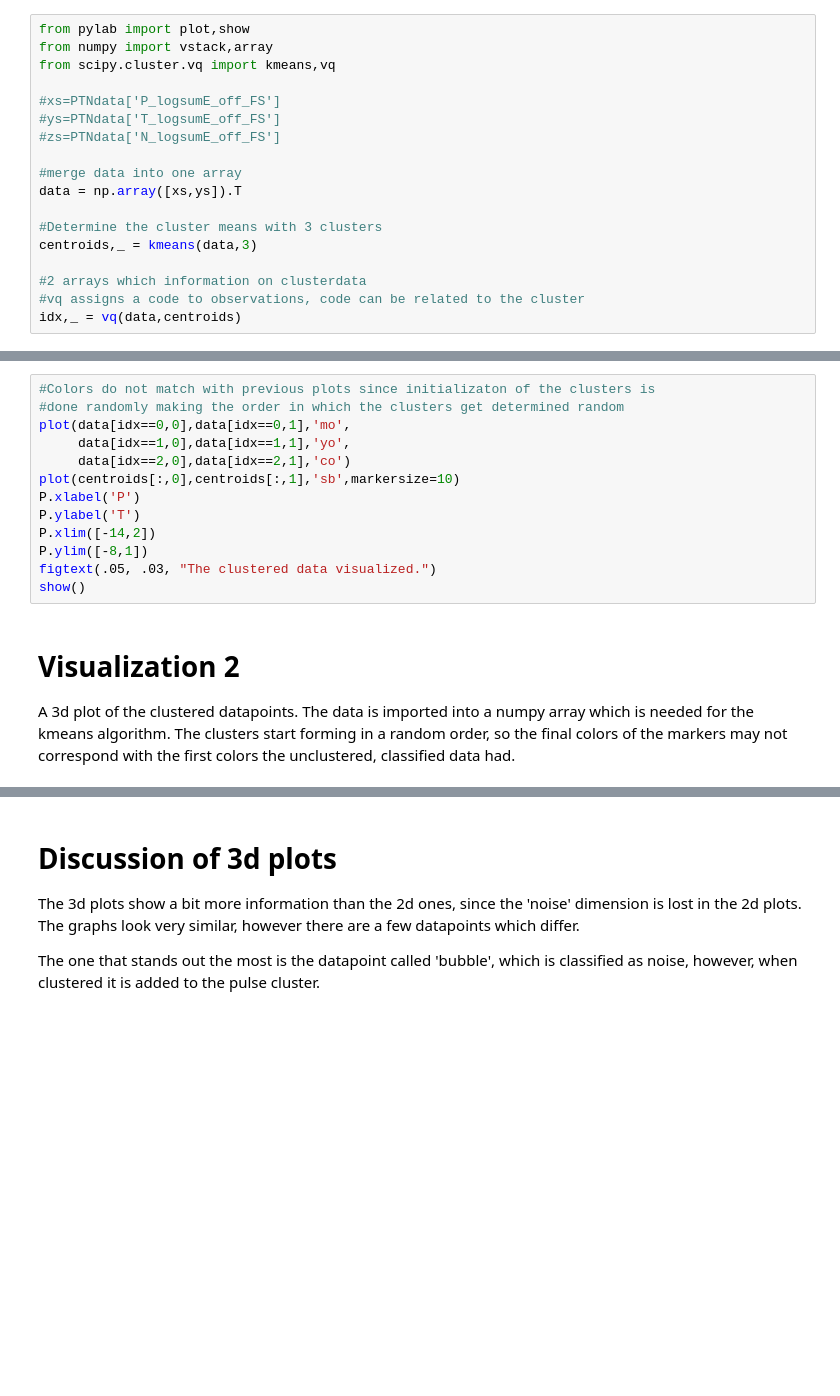
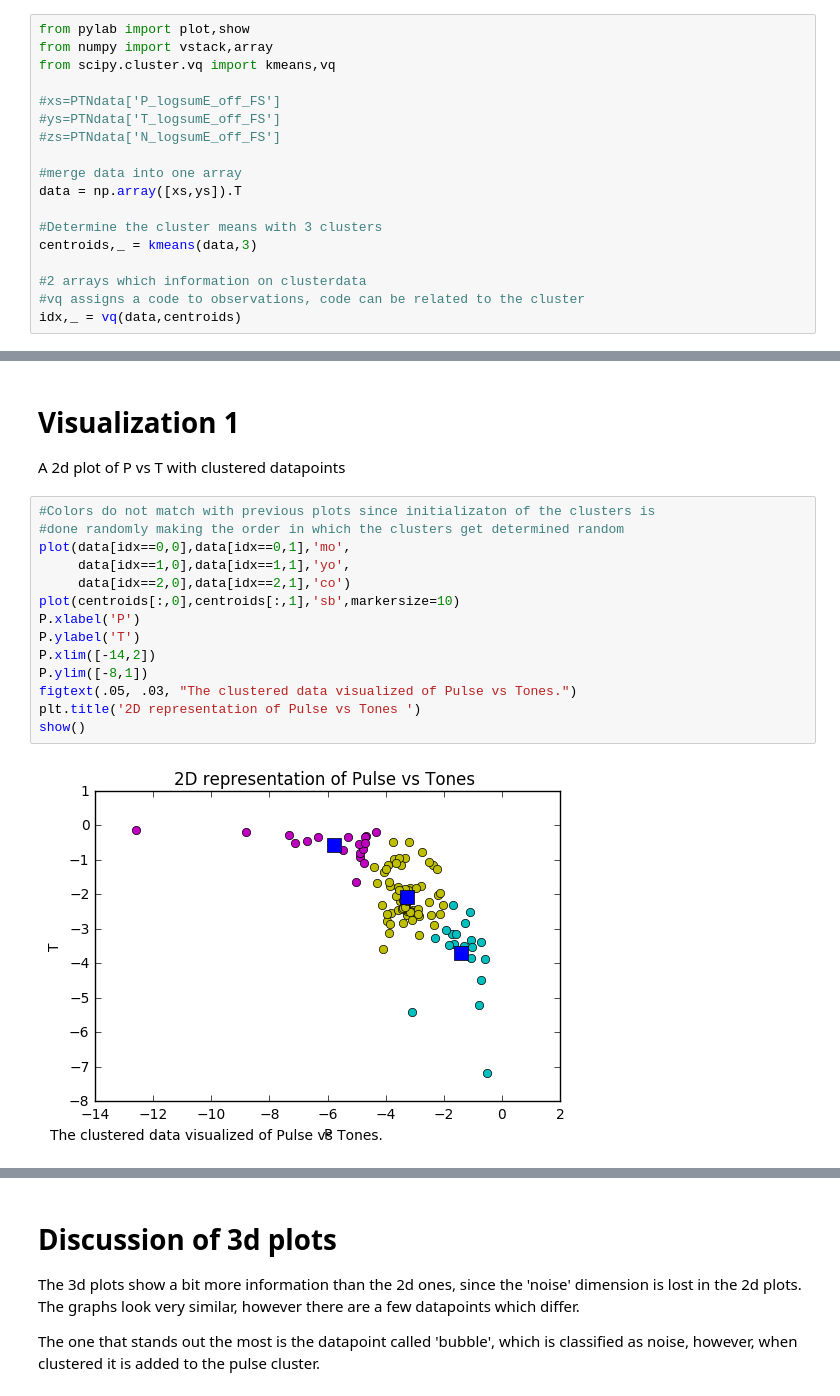
Before and after one commit to DanitaGnanaraj/clustering, a Jupyter notebook: Danita, Kevin_P4_Clustering.ipynb, the cells around one changed output, grey strips where cells are left out. Drawn from its saved outputs; the diff is of its cells as text; blank space fills up the shorter version.

```diff
--- a/Danita, Kevin_P4_Clustering.ipynb
+++ b/Danita, Kevin_P4_Clustering.ipynb
@@ -141,17 +134,20 @@ A 2d plot of P vs T with clustered datapoints. The noise data is not taken into
+# %% [markdown]
+# Visualization 1
+
+A 2d plot of P vs T with clustered datapoints
 # %%
 #Colors do not match with previous plots since initializaton of the clusters is
 #done randomly making the order in which the clusters get determined random
 plot(data[idx==0,0],data[idx==0,1],'mo',
      data[idx==1,0],data[idx==1,1],'yo',
      data[idx==2,0],data[idx==2,1],'co')
 plot(centroids[:,0],centroids[:,1],'sb',markersize=10)
 P.xlabel('P')
 P.ylabel('T')
 P.xlim([-14,2])
 P.ylim([-8,1])
-figtext(.05, .03, "The clustered data visualized.")
+figtext(.05, .03, "The clustered data visualized of Pulse vs Tones.")
+plt.title('2D representation of Pulse vs Tones ')
 show()
+# %% [output]
+[figure, added]
-# %% [markdown]
-# Visualization 2
-
-A 3d plot of the clustered datapoints. The data is imported into a numpy array which is needed for the kmeans algorithm. The clusters start forming in a random order, so the final colors of the markers may not correspond with the first colors the unclustered, classified data had.
```
Also changed, not shown: parts of 23 cells of this notebook.
